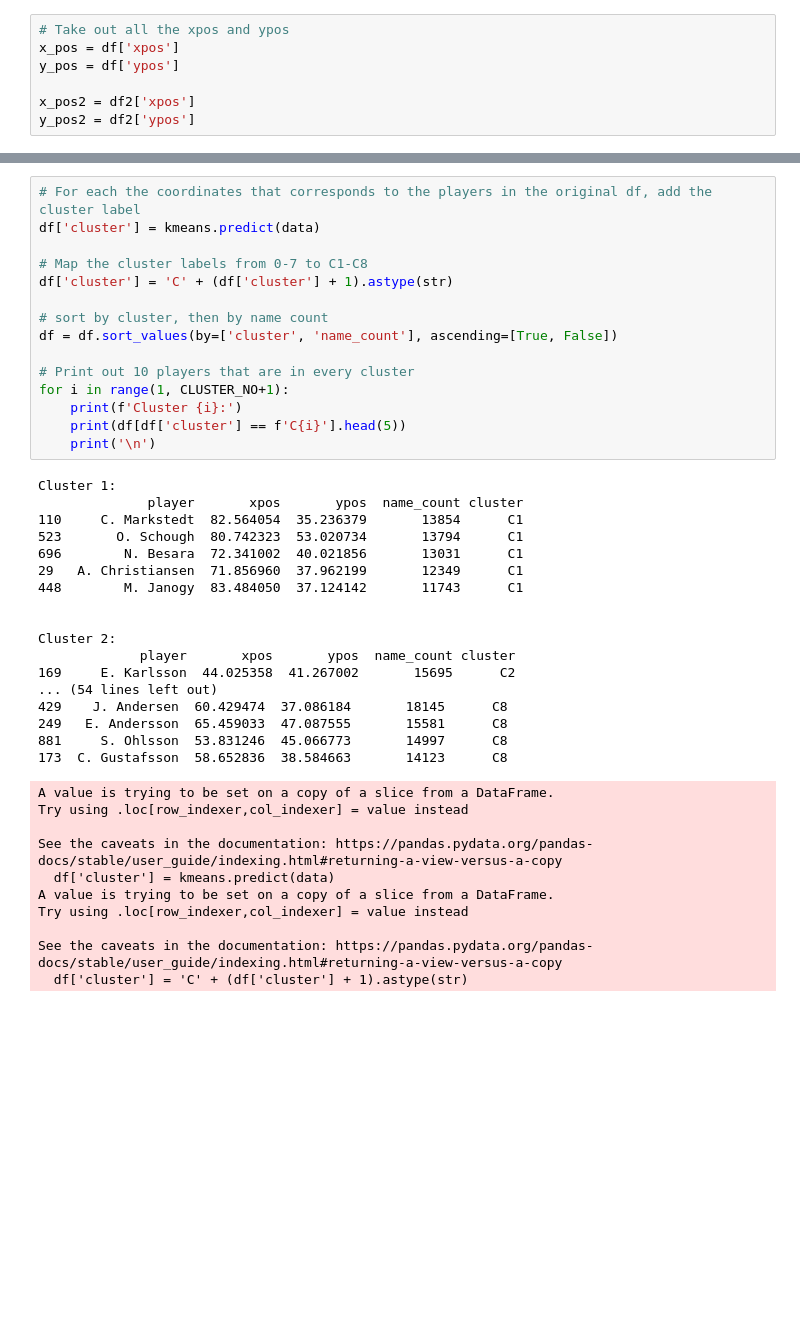
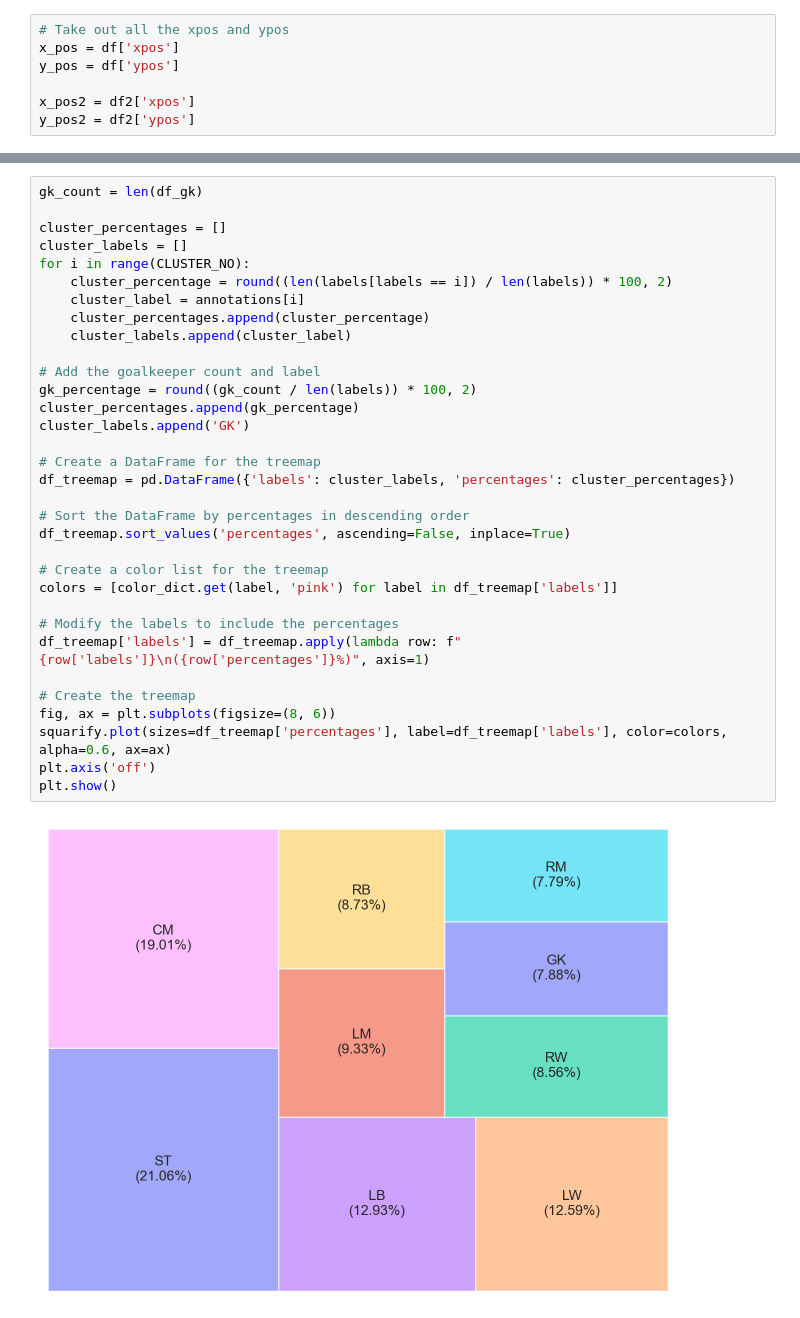
Before and after one commit to G4din/Examensarbete-PlaymakerAI, a Jupyter notebook: position_clusters.ipynb, the cells around one changed output, grey strips where cells are left out. Cells and saved outputs as stored; diff of their text form; blank space fills up the shorter version.

```diff
--- a/position_clusters.ipynb
+++ b/position_clusters.ipynb
@@ -193,43 +222,35 @@ plt.show()
-# %%
-# For each the coordinates that corresponds to the players in the original df, add the cluster label
-df['cluster'] = kmeans.predict(data)
-
-# Map the cluster labels from 0-7 to C1-C8
-df['cluster'] = 'C' + (df['cluster'] + 1).astype(str)
-
-# sort by cluster, then by name count
-df = df.sort_values(by=['cluster', 'name_count'], ascending=[True, False])
-
-# Print out 10 players that are in every cluster
-for i in range(1, CLUSTER_NO+1):
-    print(f'Cluster {i}:')
-    print(df[df['cluster'] == f'C{i}'].head(5))
-    print('\n')
-# %% [output]
-Cluster 1:
-              player       xpos       ypos  name_count cluster
-110     C. Markstedt  82.564054  35.236379       13854      C1
-523       O. Schough  80.742323  53.020734       13794      C1
-696        N. Besara  72.341002  40.021856       13031      C1
-29   A. Christiansen  71.856960  37.962199       12349      C1
-448        M. Janogy  83.484050  37.124142       11743      C1
-
-
-Cluster 2:
-             player       xpos       ypos  name_count cluster
-169     E. Karlsson  44.025358  41.267002       15695      C2
-... (54 lines left out)
-429    J. Andersen  60.429474  37.086184       18145      C8
-249   E. Andersson  65.459033  47.087555       15581      C8
-881     S. Ohlsson  53.831246  45.066773       14997      C8
-173  C. Gustafsson  58.652836  38.584663       14123      C8
-A value is trying to be set on a copy of a slice from a DataFrame.
-Try using .loc[row_indexer,col_indexer] = value instead
-
-See the caveats in the documentation: https://pandas.pydata.org/pandas-docs/stable/user_guide/indexing.html#returning-a-view-versus-a-copy
-  df['cluster'] = kmeans.predict(data)
-A value is trying to be set on a copy of a slice from a DataFrame.
-Try using .loc[row_indexer,col_indexer] = value instead
-
-See the caveats in the documentation: https://pandas.pydata.org/pandas-docs/stable/user_guide/indexing.html#returning-a-view-versus-a-copy
-  df['cluster'] = 'C' + (df['cluster'] + 1).astype(str)
+# %%
+gk_count = len(df_gk)
+
+cluster_percentages = []
+cluster_labels = []
+for i in range(CLUSTER_NO):
+    cluster_percentage = round((len(labels[labels == i]) / len(labels)) * 100, 2)
+    cluster_label = annotations[i]
+    cluster_percentages.append(cluster_percentage)
+    cluster_labels.append(cluster_label)
+
+# Add the goalkeeper count and label
+gk_percentage = round((gk_count / len(labels)) * 100, 2)
+cluster_percentages.append(gk_percentage)
+cluster_labels.append('GK')
+
+# Create a DataFrame for the treemap
+df_treemap = pd.DataFrame({'labels': cluster_labels, 'percentages': cluster_percentages})
+
+# Sort the DataFrame by percentages in descending order
+df_treemap.sort_values('percentages', ascending=False, inplace=True)
+
+# Create a color list for the treemap
+colors = [color_dict.get(label, 'pink') for label in df_treemap['labels']]
+
+# Modify the labels to include the percentages
+df_treemap['labels'] = df_treemap.apply(lambda row: f"{row['labels']}\n({row['percentages']}%)", axis=1)
+
+# Create the treemap
+fig, ax = plt.subplots(figsize=(8, 6))
+squarify.plot(sizes=df_treemap['percentages'], label=df_treemap['labels'], color=colors, alpha=0.6, ax=ax)
+plt.axis('off')
+plt.show()
+# %% [output]
+[figure, added]
```
Also changed, not shown: parts of 14 cells of this notebook, 1 other file.
